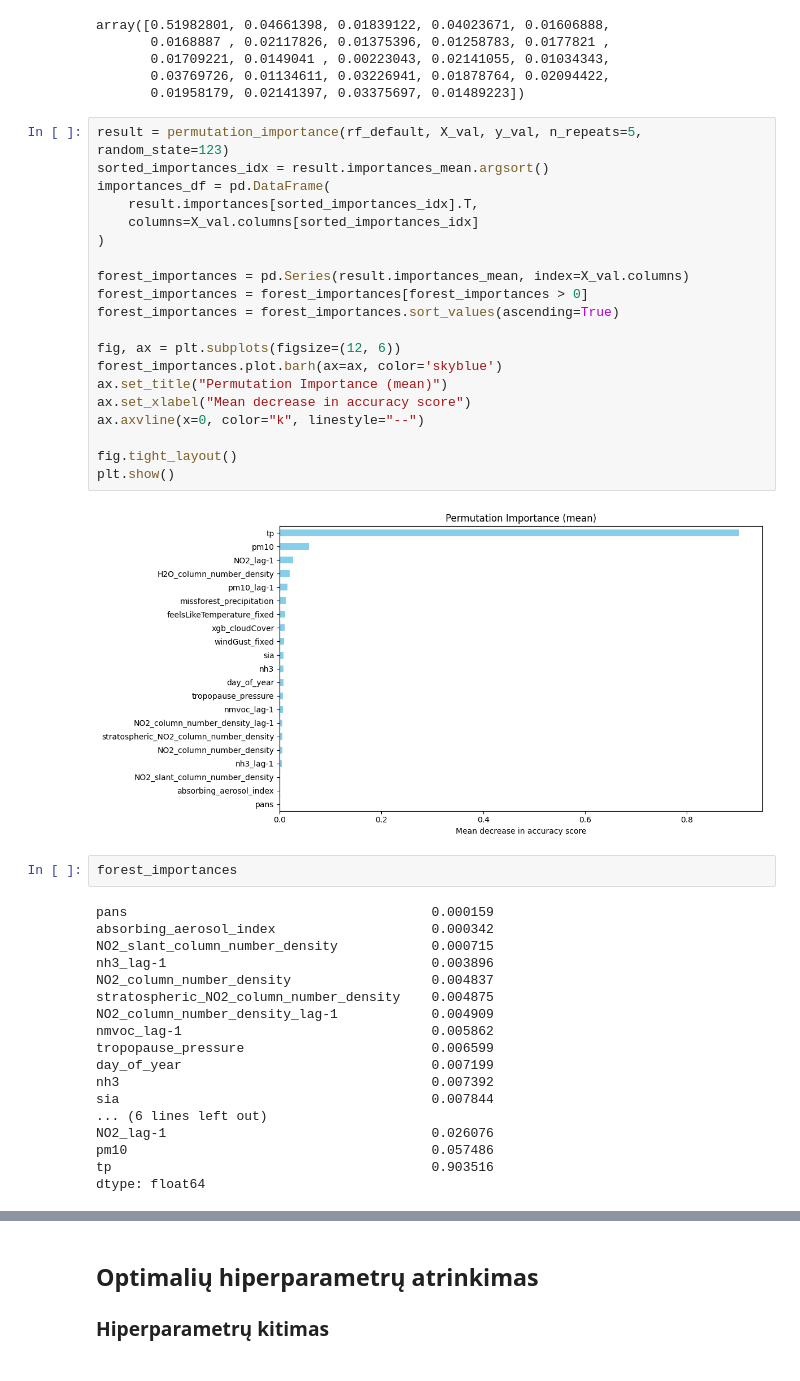
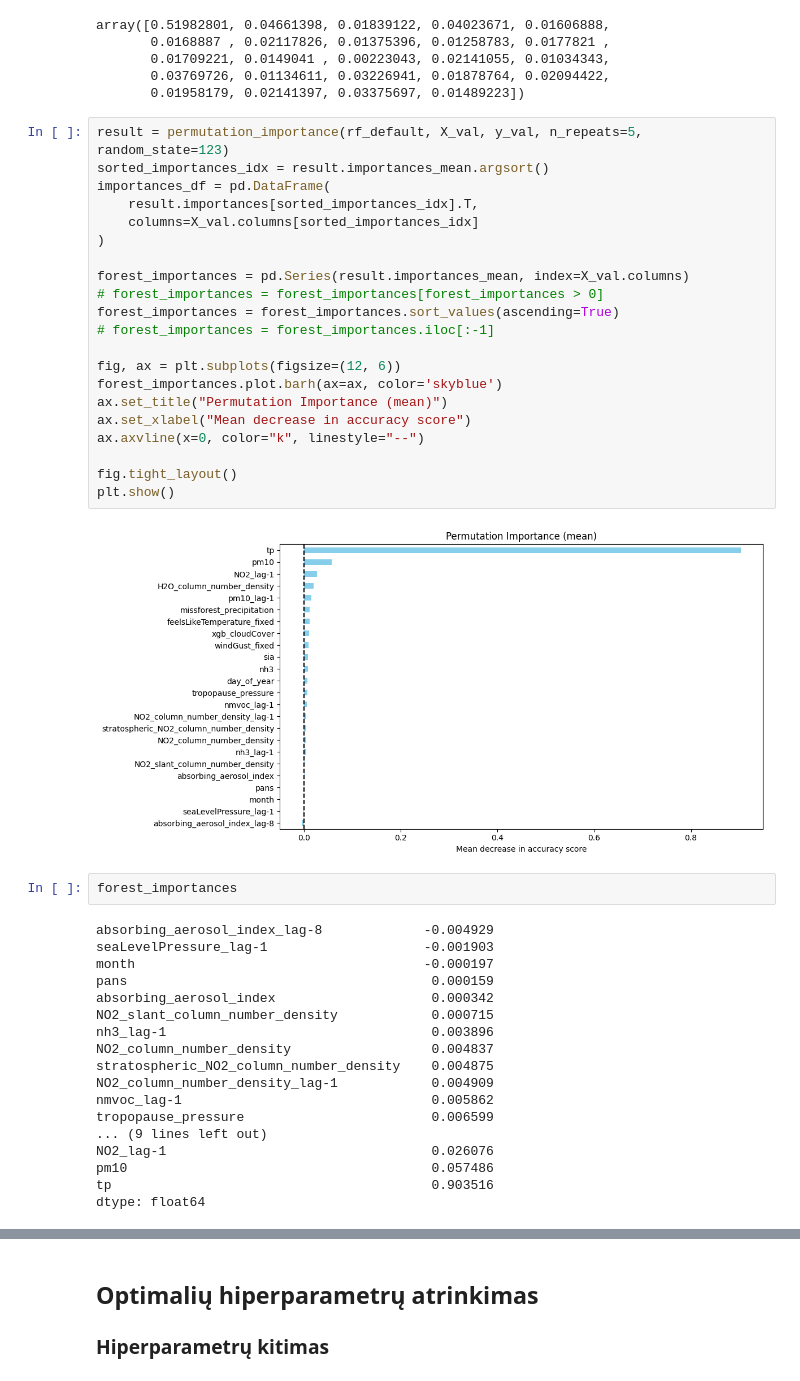
Before and after one commit to rugcer04/Duomenu_mokslo_projektas, a Jupyter notebook: code/python/Models/Random_Forest_new_version.ipynb, the cells around one changed output, grey strips where cells are left out. Cells and saved outputs as stored; diff of their text form.

```diff
--- a/code/python/Models/Random_Forest_new_version.ipynb
+++ b/code/python/Models/Random_Forest_new_version.ipynb
@@ -365,28 +363,32 @@ array([0.51982801, 0.04661398, 0.01839122, 0.04023671, 0.01606888,
 # %%
 result = permutation_importance(rf_default, X_val, y_val, n_repeats=5, random_state=123)
 sorted_importances_idx = result.importances_mean.argsort()
 importances_df = pd.DataFrame(
     result.importances[sorted_importances_idx].T,
     columns=X_val.columns[sorted_importances_idx]
 )
 
 forest_importances = pd.Series(result.importances_mean, index=X_val.columns)
-forest_importances = forest_importances[forest_importances > 0]
+# forest_importances = forest_importances[forest_importances > 0]
 forest_importances = forest_importances.sort_values(ascending=True)
+# forest_importances = forest_importances.iloc[:-1]
 
 fig, ax = plt.subplots(figsize=(12, 6))
 forest_importances.plot.barh(ax=ax, color='skyblue')
 ax.set_title("Permutation Importance (mean)")
 ax.set_xlabel("Mean decrease in accuracy score")
 ax.axvline(x=0, color="k", linestyle="--")
 
 fig.tight_layout()
 plt.show()
 # %% [output]
-[figure, old version]
+[figure, new version]
 # %%
 forest_importances
 # %% [output]
+absorbing_aerosol_index_lag-8             -0.004929
+seaLevelPressure_lag-1                    -0.001903
+month                                     -0.000197
 pans                                       0.000159
 absorbing_aerosol_index                    0.000342
 NO2_slant_column_number_density            0.000715
@@ -396,10 +398,7 @@ stratospheric_NO2_column_number_density    0.004875
 NO2_column_number_density_lag-1            0.004909
 nmvoc_lag-1                                0.005862
 tropopause_pressure                        0.006599
-day_of_year                                0.007199
-nh3                                        0.007392
-sia                                        0.007844
-... (6 lines left out)
+... (9 lines left out)
 NO2_lag-1                                  0.026076
 pm10                                       0.057486
 tp                                         0.903516
```
Also changed, not shown: parts of 6 cells of this notebook.
